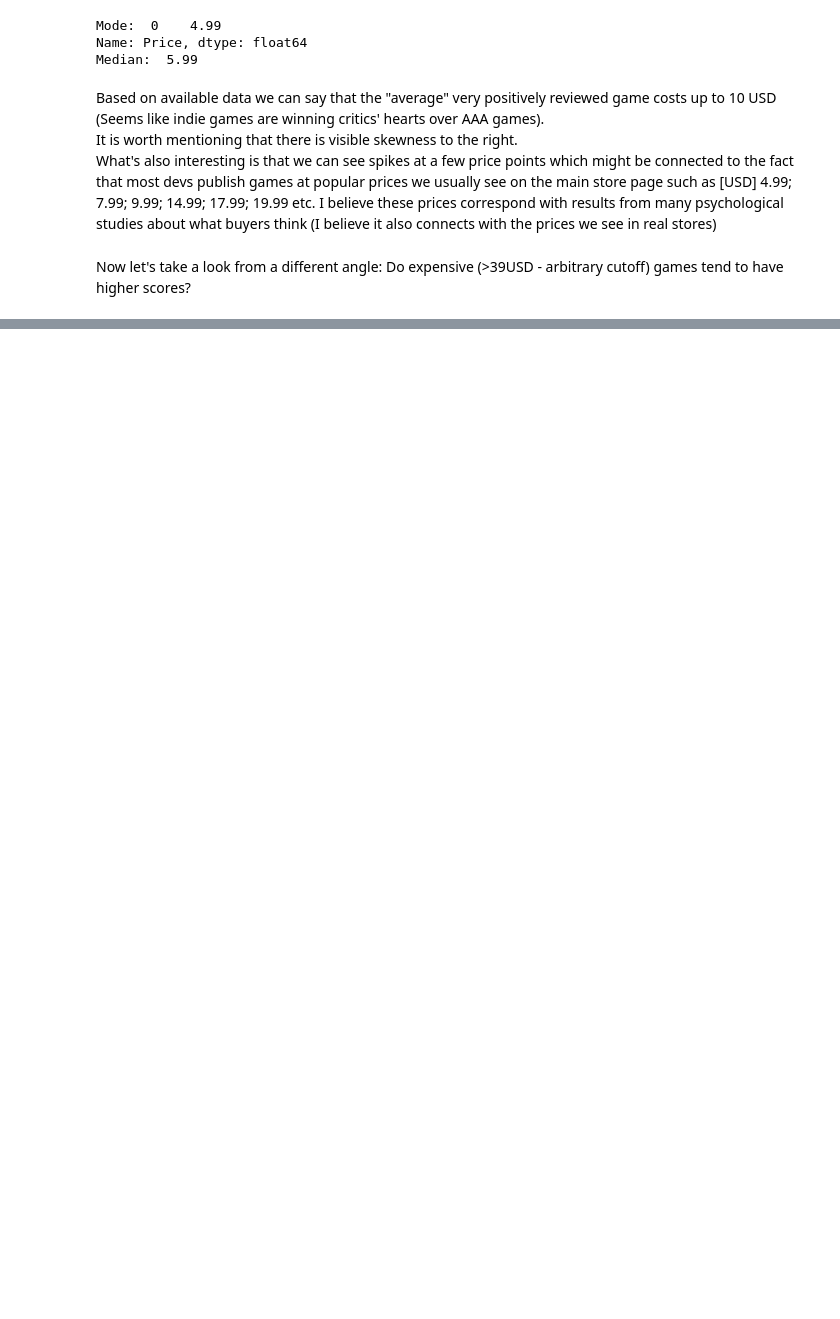
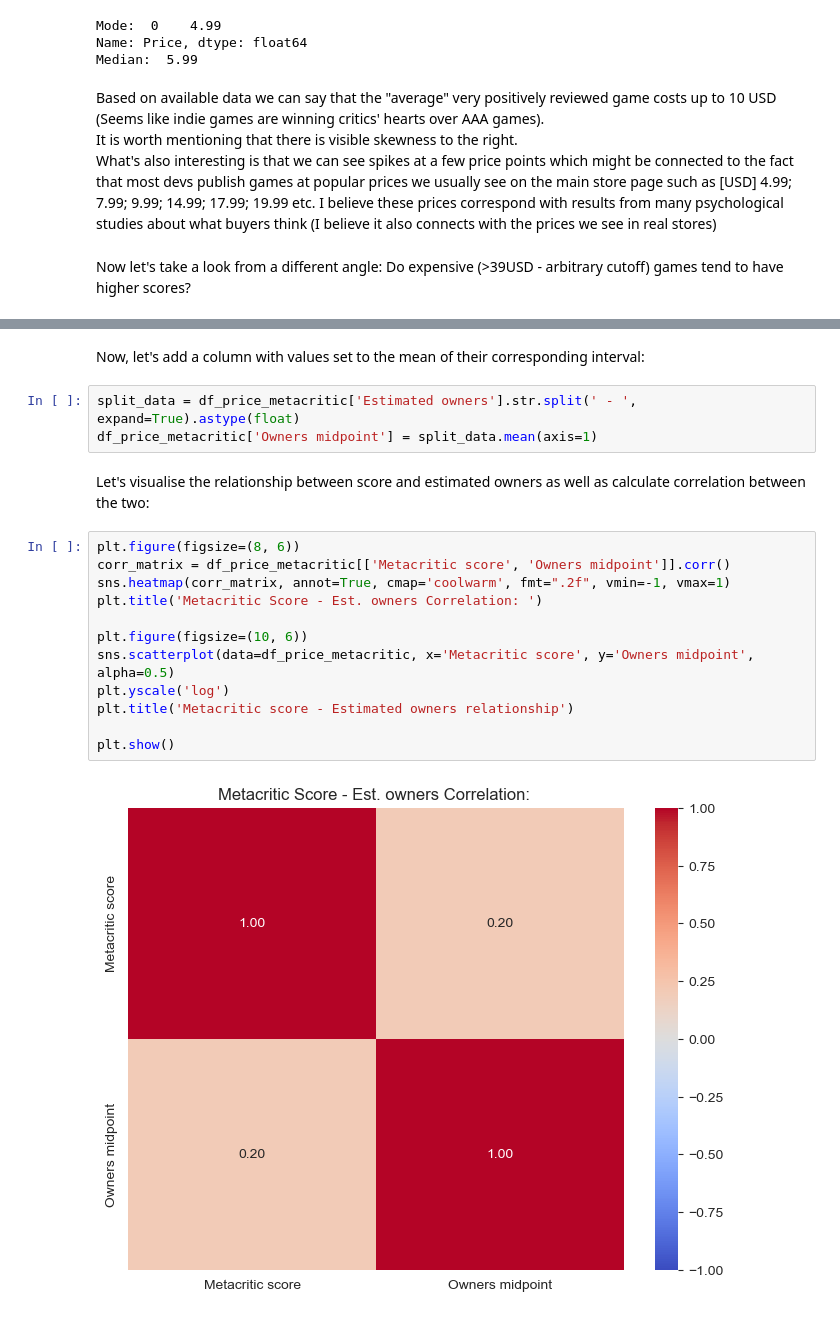
Before and after one commit to Drag0neUsz/EDA1_Steam_Games, a Jupyter notebook: EDA0.ipynb, the cells around one changed output, grey strips where cells are left out. Saved outputs shown, nothing was run; the diff lists cells and outputs as text; blank space fills up the shorter version.

```diff
--- a/EDA0.ipynb
+++ b/EDA0.ipynb
@@ -185,0 +232,21 @@ It's important to note that these categories are very imbalanced in terms of siz
+# %% [markdown]
+Now, let's add a column with values set to the mean of their corresponding interval:
+# %%
+split_data = df_price_metacritic['Estimated owners'].str.split(' - ', expand=True).astype(float)
+df_price_metacritic['Owners midpoint'] = split_data.mean(axis=1)
+# %% [markdown]
+Let's visualise the relationship between score and estimated owners as well as calculate correlation between the two:
+# %%
+plt.figure(figsize=(8, 6))
+corr_matrix = df_price_metacritic[['Metacritic score', 'Owners midpoint']].corr()
+sns.heatmap(corr_matrix, annot=True, cmap='coolwarm', fmt=".2f", vmin=-1, vmax=1)
+plt.title('Metacritic Score - Est. owners Correlation: ')
+
+plt.figure(figsize=(10, 6))
+sns.scatterplot(data=df_price_metacritic, x='Metacritic score', y='Owners midpoint', alpha=0.5)
+plt.yscale('log')
+plt.title('Metacritic score - Estimated owners relationship')
+
+plt.show()
+# %% [output]
+[figure, added]
```
Also changed, not shown: parts of 21 cells of this notebook.
